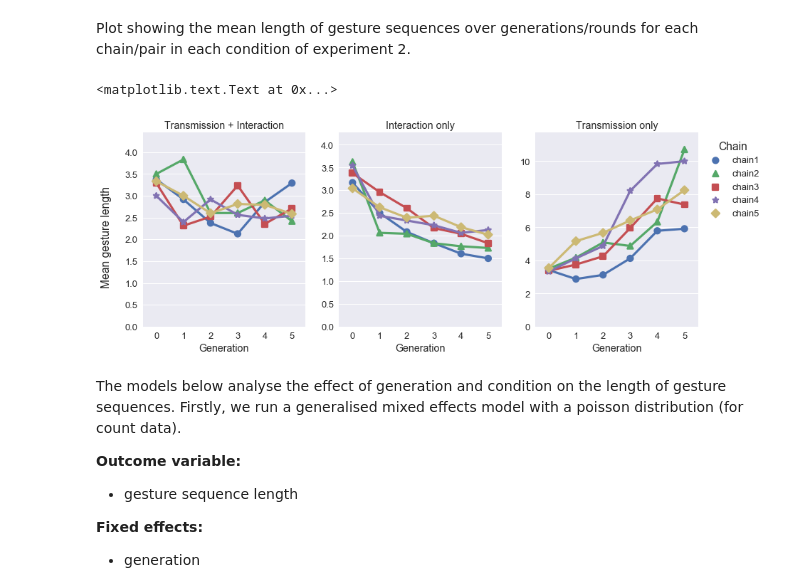
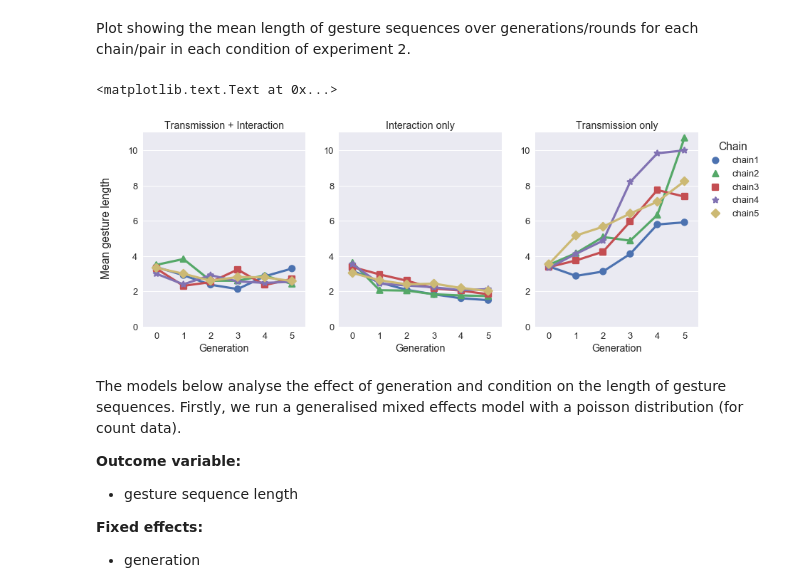
Before and after one commit to ymotamedi/asll-analysis, a Jupyter notebook: notebooks/efficiency_results.ipynb, the cells around one changed output. Drawn from its saved outputs; the diff is of its cells as text; code cells hidden in the pictures.

Commit message:
run ex1 length model from 1-5; put all plots on same axis

```diff
--- a/notebooks/efficiency_results.ipynb
+++ b/notebooks/efficiency_results.ipynb
@@ -277,30 +277,31 @@ Plot showing the mean length of gesture sequences over generations/rounds for ea
 # %%
 code_len_ex2_plot = sns.factorplot(x='generation', y='code_len', hue='chain',
                                   ci=None, data=ex2, col='condition',
                                  size = 5, aspect = 0.8, legend=False,
                                      markers=['o','^','s', '*', 'D'],
                                       sharey=False,
                                      col_order = ["Transmission + Interaction",
                                                  "Interaction only", "Transmission only"])
 
-code_len_ex2_plot.set(xlabel= "Generation", ylabel = "", xticklabels = [0,1,2,3,4,5])
+code_len_ex2_plot.set(xlabel= "Generation", ylabel = "", xticklabels = [0,1,2,3,4,5],
+                     ylim=(0,11))
 
 code_len_ex2_plot.set_titles('{col_name}')
 
-axs = code_len_ex2_plot.axes
+# axs = code_len_ex2_plot.axes
 
-for i in range(3):
+# for i in range(3):
 
-    ax = axs[0][i]
-    lims = ax.get_ylim()
-    ax.set_ylim(0, lims[1] + 0.5)
+#     ax = axs[0][i]
+#     lims = ax.get_ylim()
+#     ax.set_ylim(0, lims[1] + 0.5)
 
 plt.legend(title='Chain', bbox_to_anchor=(1,1))
 
 plt.text(-16.5, 8, 'Mean gesture length', rotation=90)
 # %% [output]
 <matplotlib.text.Text at 0x...>
-[figure, old version]
+[figure, new version]
 # %% [markdown]
 The models below analyse the effect of generation and condition on the length of gesture sequences. Firstly, we run a generalised mixed effects model with a poisson distribution (for count data).
 
```
Also changed, not shown: parts of 1 cell of this notebook.
